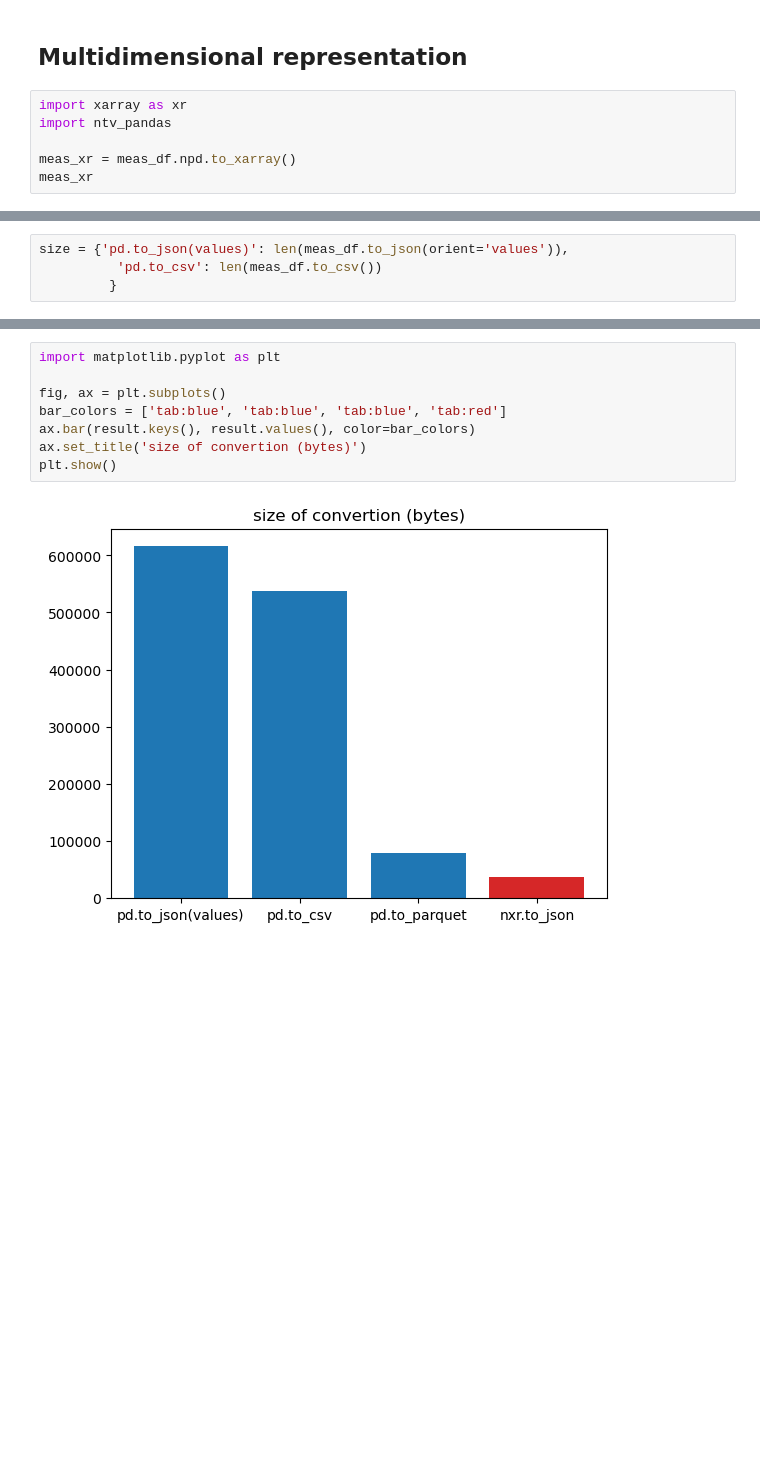
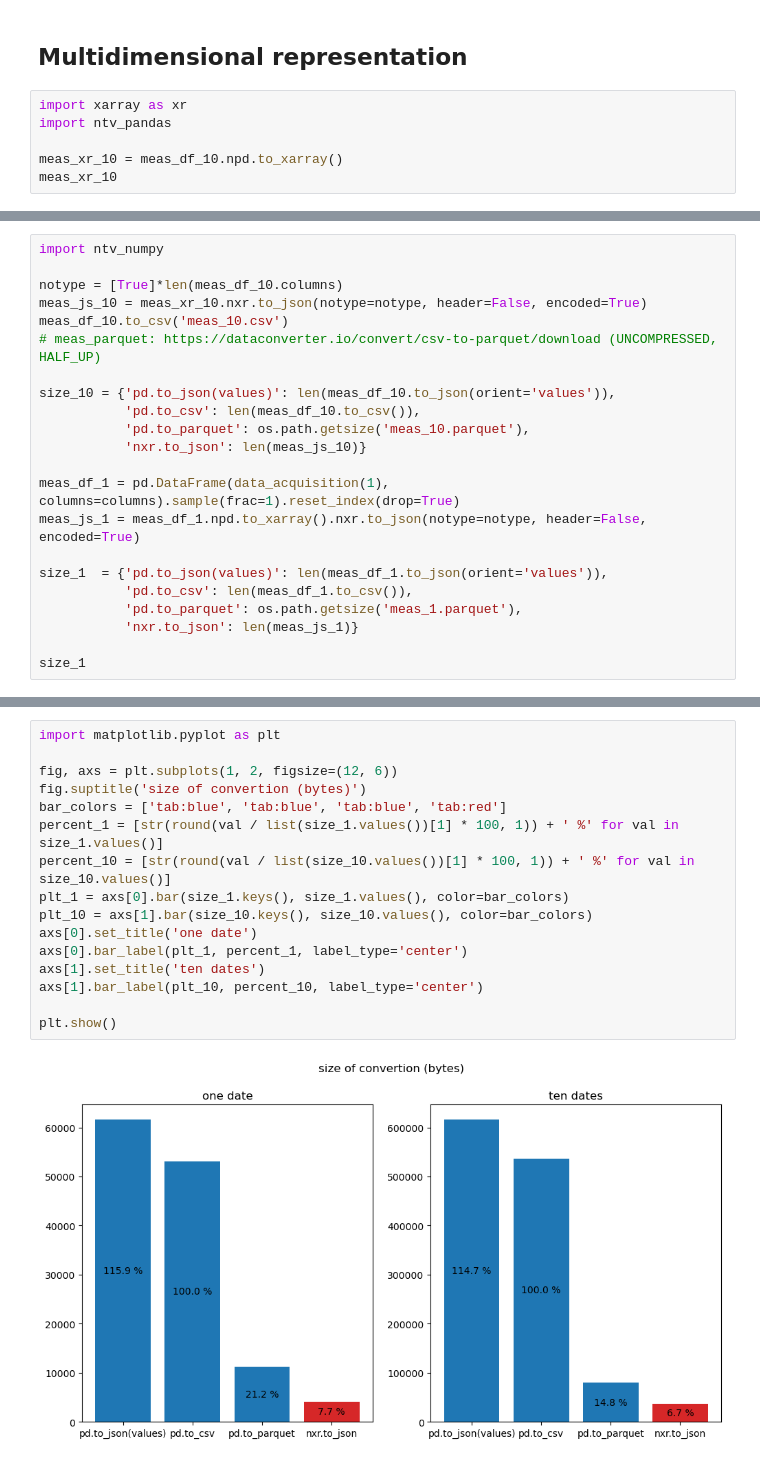
Before and after one commit to loco-philippe/ntv-pandas, a Jupyter notebook: example/example_xarray.ipynb, the cells around one changed output, grey strips where cells are left out. Drawn from its saved outputs; the diff is of its cells as text; blank space fills up the shorter version.

```diff
--- a/example/example_xarray.ipynb
+++ b/example/example_xarray.ipynb
@@ -73,8 +74,8 @@ meas_df
 import xarray as xr
 import ntv_pandas
 
-meas_xr = meas_df.npd.to_xarray()
-meas_xr
+meas_xr_10 = meas_df_10.npd.to_xarray()
+meas_xr_10
 # %% [output]
 <xarray.Dataset> Size: 49kB
 Dimensions:  (date: 10, hour: 24, city: 5, prop: 5)
@@ -108,4 +111,22 @@ Data variables:
 # %%
-size = {'pd.to_json(values)': len(meas_df.to_json(orient='values')),
-          'pd.to_csv': len(meas_df.to_csv())
-         }
+import ntv_numpy
+
+notype = [True]*len(meas_df_10.columns)
+meas_js_10 = meas_xr_10.nxr.to_json(notype=notype, header=False, encoded=True)
+meas_df_10.to_csv('meas_10.csv')
+# meas_parquet: https://dataconverter.io/convert/csv-to-parquet/download (UNCOMPRESSED, HALF_UP)
+
+size_10 = {'pd.to_json(values)': len(meas_df_10.to_json(orient='values')),
+           'pd.to_csv': len(meas_df_10.to_csv()),
+           'pd.to_parquet': os.path.getsize('meas_10.parquet'),
+           'nxr.to_json': len(meas_js_10)}
+
+meas_df_1 = pd.DataFrame(data_acquisition(1), columns=columns).sample(frac=1).reset_index(drop=True)
+meas_js_1 = meas_df_1.npd.to_xarray().nxr.to_json(notype=notype, header=False, encoded=True)
+
+size_1  = {'pd.to_json(values)': len(meas_df_1.to_json(orient='values')),
+           'pd.to_csv': len(meas_df_1.to_csv()),
+           'pd.to_parquet': os.path.getsize('meas_1.parquet'),
+           'nxr.to_json': len(meas_js_1)}
+
+size_1
@@ -128,10 +138,18 @@ size
 # %%
 import matplotlib.pyplot as plt
 
-fig, ax = plt.subplots()
+fig, axs = plt.subplots(1, 2, figsize=(12, 6))
+fig.suptitle('size of convertion (bytes)')
 bar_colors = ['tab:blue', 'tab:blue', 'tab:blue', 'tab:red']
-ax.bar(result.keys(), result.values(), color=bar_colors)
-ax.set_title('size of convertion (bytes)')
+percent_1 = [str(round(val / list(size_1.values())[1] * 100, 1)) + ' %' for val in size_1.values()]
+percent_10 = [str(round(val / list(size_10.values())[1] * 100, 1)) + ' %' for val in size_10.values()]
+plt_1 = axs[0].bar(size_1.keys(), size_1.values(), color=bar_colors)
+plt_10 = axs[1].bar(size_10.keys(), size_10.values(), color=bar_colors)
+axs[0].set_title('one date')
+axs[0].bar_label(plt_1, percent_1, label_type='center')
+axs[1].set_title('ten dates')
+axs[1].bar_label(plt_10, percent_10, label_type='center')
+
 plt.show()
 # %% [output]
-[figure, old version]
+[figure, new version]
```
Also changed, not shown: parts of 18 cells of this notebook, 2 other files.
